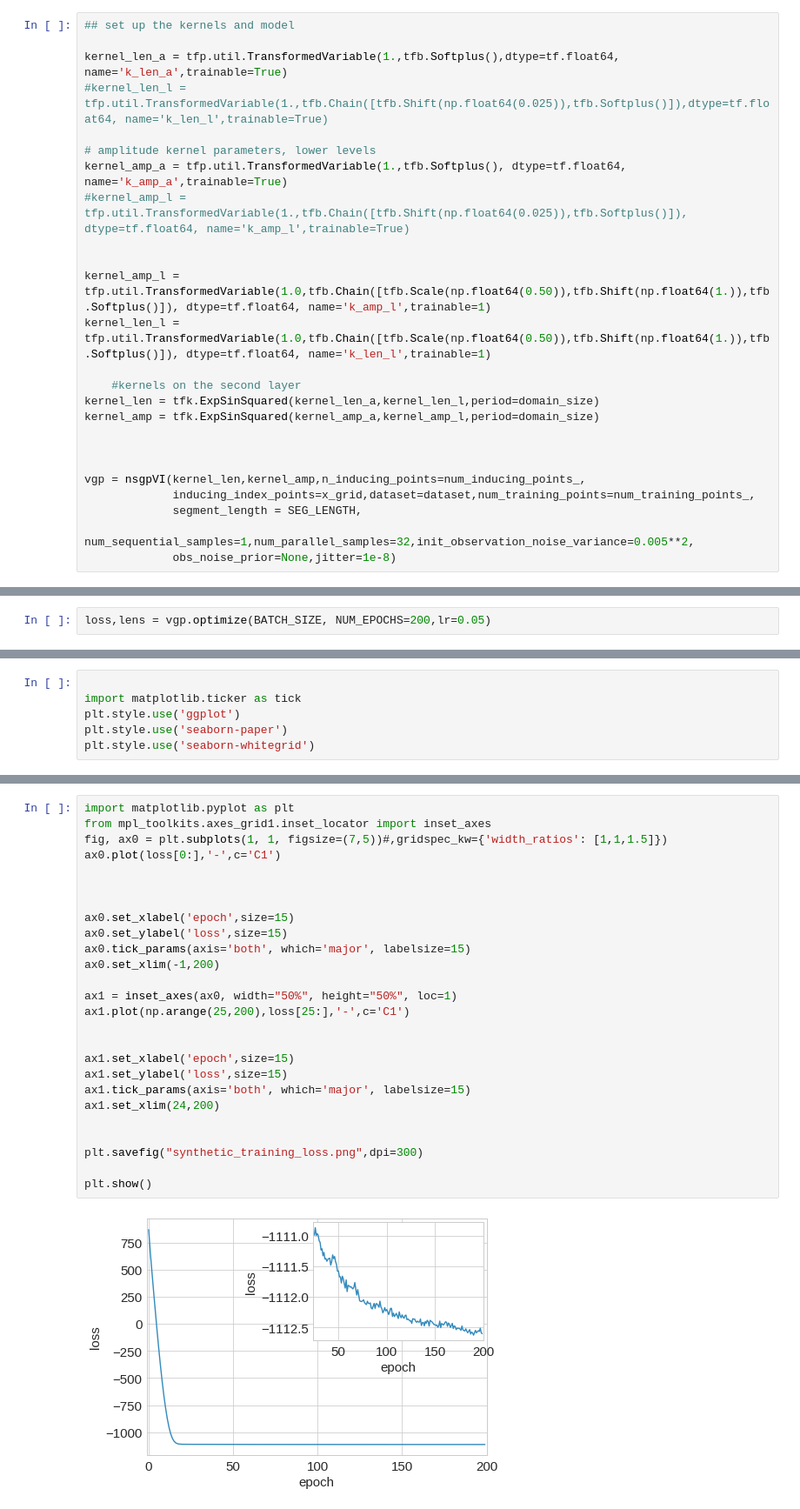
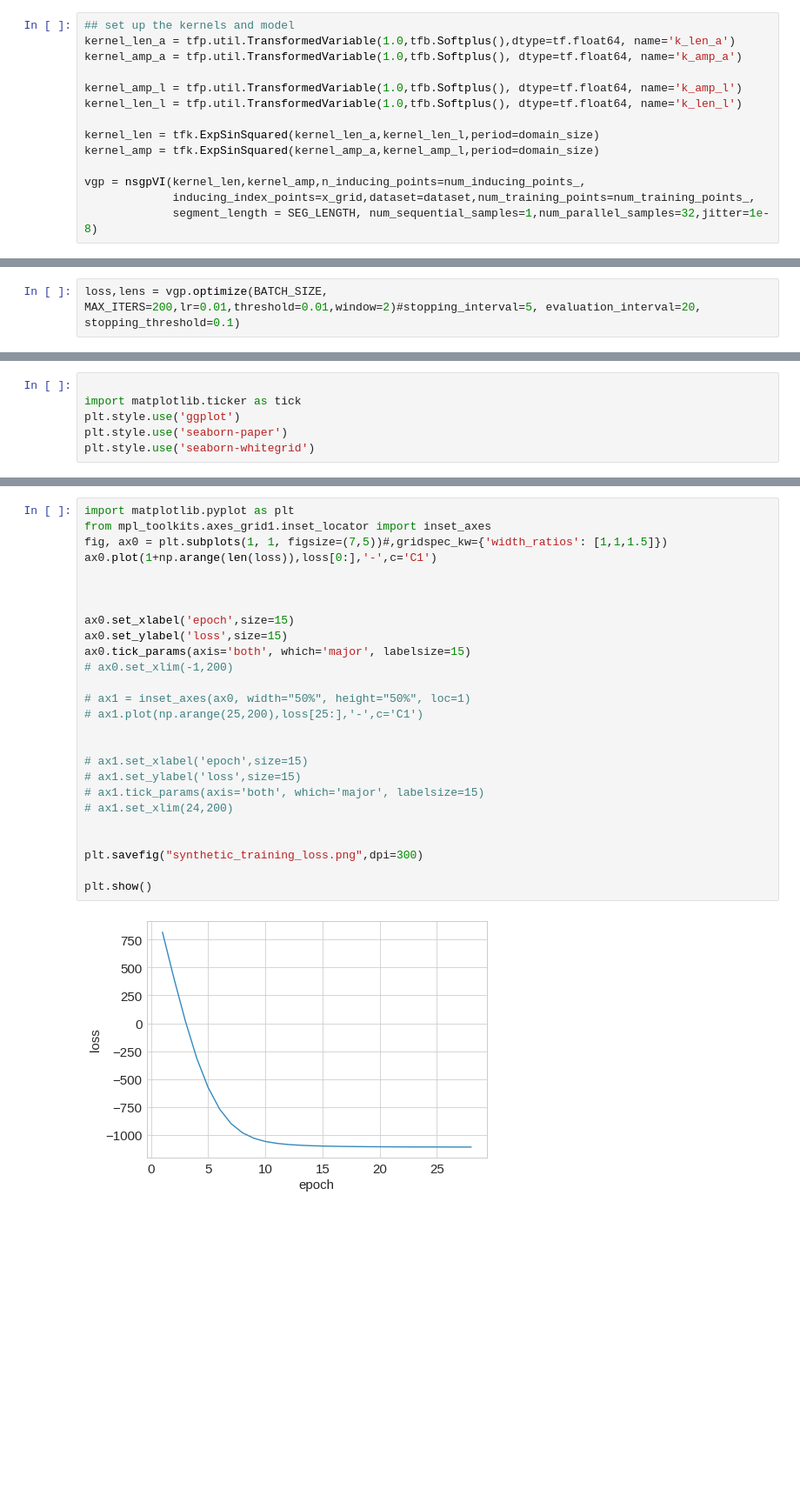
Before and after one commit to ctorney/gp-move-spatial-vi, a Jupyter notebook: synthetic_inference/inference.ipynb, the cells around one changed output, grey strips where cells are left out. Shown: that part at 87% size. Cells and saved outputs as stored; diff of their text form; blank space fills up the shorter version.

Commit message:
updates for automated stopping

```diff
--- a/synthetic_inference/inference.ipynb
+++ b/synthetic_inference/inference.ipynb
@@ -257,27 +145,16 @@ importlib.reload(nsgp_vi)
 from nsgp_vi import nsgpVI
 # %%
 ## set up the kernels and model
+kernel_len_a = tfp.util.TransformedVariable(1.0,tfb.Softplus(),dtype=tf.float64, name='k_len_a')
+kernel_amp_a = tfp.util.TransformedVariable(1.0,tfb.Softplus(), dtype=tf.float64, name='k_amp_a')
 
-kernel_len_a = tfp.util.TransformedVariable(1.,tfb.Softplus(),dtype=tf.float64, name='k_len_a',trainable=True)
-#kernel_len_l = tfp.util.TransformedVariable(1.,tfb.Chain([tfb.Shift(np.float64(0.025)),tfb.Softplus()]),dtype=tf.float64, name='k_len_l',trainable=True)
+kernel_amp_l = tfp.util.TransformedVariable(1.0,tfb.Softplus(), dtype=tf.float64, name='k_amp_l')
+kernel_len_l = tfp.util.TransformedVariable(1.0,tfb.Softplus(), dtype=tf.float64, name='k_len_l')
 
-# amplitude kernel parameters, lower levels
-kernel_amp_a = tfp.util.TransformedVariable(1.,tfb.Softplus(), dtype=tf.float64, name='k_amp_a',trainable=True)
-#kernel_amp_l = tfp.util.TransformedVariable(1.,tfb.Chain([tfb.Shift(np.float64(0.025)),tfb.Softplus()]), dtype=tf.float64, name='k_amp_l',trainable=True)
-
-
-kernel_amp_l = tfp.util.TransformedVariable(1.0,tfb.Chain([tfb.Scale(np.float64(0.50)),tfb.Shift(np.float64(1.)),tfb.Softplus()]), dtype=tf.float64, name='k_amp_l',trainable=1)
-kernel_len_l = tfp.util.TransformedVariable(1.0,tfb.Chain([tfb.Scale(np.float64(0.50)),tfb.Shift(np.float64(1.)),tfb.Softplus()]), dtype=tf.float64, name='k_len_l',trainable=1)
-
-    #kernels on the second layer
 kernel_len = tfk.ExpSinSquared(kernel_len_a,kernel_len_l,period=domain_size)
 kernel_amp = tfk.ExpSinSquared(kernel_amp_a,kernel_amp_l,period=domain_size)
 
-
-
 vgp = nsgpVI(kernel_len,kernel_amp,n_inducing_points=num_inducing_points_,
              inducing_index_points=x_grid,dataset=dataset,num_training_points=num_training_points_,
-             segment_length = SEG_LENGTH,
-             num_sequential_samples=1,num_parallel_samples=32,init_observation_noise_variance=0.005**2,
-             obs_noise_prior=None,jitter=1e-8)
+             segment_length = SEG_LENGTH, num_sequential_samples=1,num_parallel_samples=32,jitter=1e-8)
 # %% [output]
@@ -287,3 +162,3 @@ vgp = nsgpVI(kernel_len,kernel_amp,n_inducing_points=num_inducing_points_,
 # %%
-loss,lens = vgp.optimize(BATCH_SIZE, NUM_EPOCHS=200,lr=0.05)
+loss,lens = vgp.optimize(BATCH_SIZE, MAX_ITERS=200,lr=0.01,threshold=0.01,window=2)#stopping_interval=5, evaluation_interval=20, stopping_threshold=0.1)
 # %% [output]
@@ -623,28 +357,28 @@ plt.show()
 # %%
 import matplotlib.pyplot as plt
 from mpl_toolkits.axes_grid1.inset_locator import inset_axes
 fig, ax0 = plt.subplots(1, 1, figsize=(7,5))#,gridspec_kw={'width_ratios': [1,1,1.5]})
-ax0.plot(loss[0:],'-',c='C1')
+ax0.plot(1+np.arange(len(loss)),loss[0:],'-',c='C1')
 
 
 
 ax0.set_xlabel('epoch',size=15)
 ax0.set_ylabel('loss',size=15)
 ax0.tick_params(axis='both', which='major', labelsize=15)
-ax0.set_xlim(-1,200)
+# ax0.set_xlim(-1,200)
 
-ax1 = inset_axes(ax0, width="50%", height="50%", loc=1)
-ax1.plot(np.arange(25,200),loss[25:],'-',c='C1')
+# ax1 = inset_axes(ax0, width="50%", height="50%", loc=1)
+# ax1.plot(np.arange(25,200),loss[25:],'-',c='C1')
 
 
-ax1.set_xlabel('epoch',size=15)
-ax1.set_ylabel('loss',size=15)
-ax1.tick_params(axis='both', which='major', labelsize=15)
-ax1.set_xlim(24,200)
+# ax1.set_xlabel('epoch',size=15)
+# ax1.set_ylabel('loss',size=15)
+# ax1.tick_params(axis='both', which='major', labelsize=15)
+# ax1.set_xlim(24,200)
 
 
 plt.savefig("synthetic_training_loss.png",dpi=300)
 
 plt.show()
 # %% [output]
-[figure, old version]
+[figure, new version]
```
Also changed, not shown: parts of 23 cells of this notebook.
